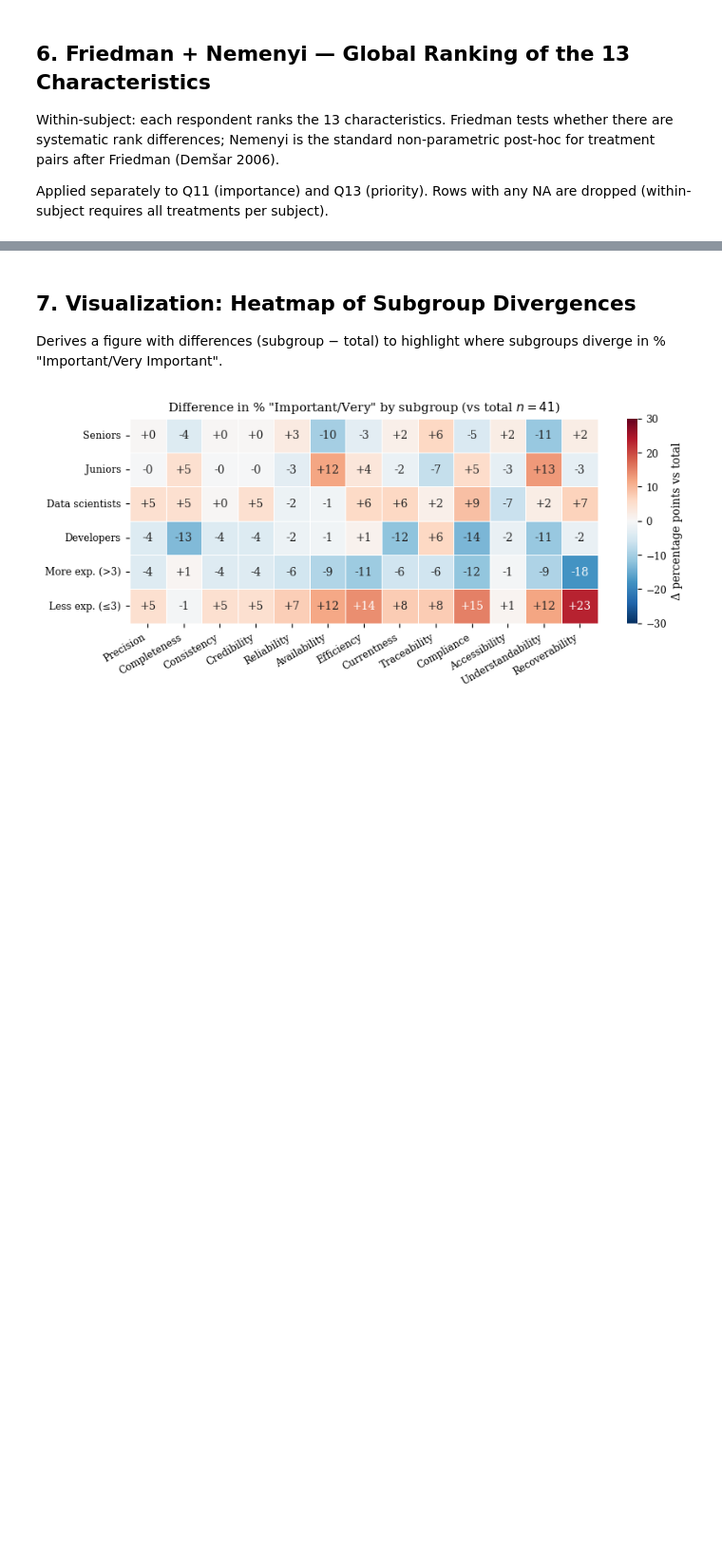
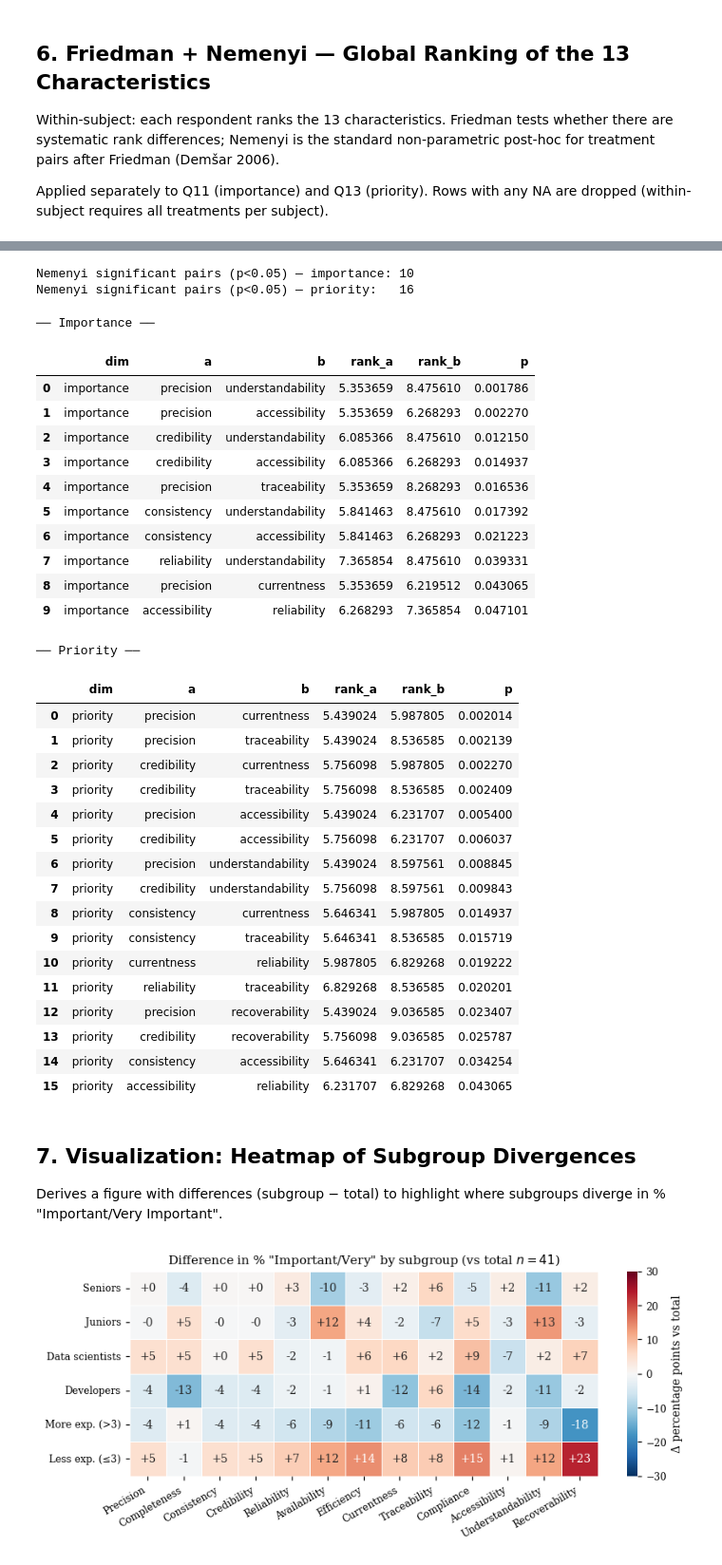
Before and after one commit to reset-ufc/data-quality-requirements-ml-systems, a Jupyter notebook: notebooks/03_inferential.ipynb, the cells around one changed output, grey strips where cells are left out. Shown at 95% size. Cells and saved outputs as stored; diff of their text form; code cells hidden in the pictures; blank space fills up the shorter version.

```diff
--- a/notebooks/03_inferential.ipynb
+++ b/notebooks/03_inferential.ipynb
@@ -383,3 +340,66 @@ for r, name in [(friedman_imp, "imp"), (friedman_pri, "pri")]:
+# %%
+# Significant Nemenyi pairs (p < 0.05) by dimension
+def list_significant_pairs(result, alpha: float = 0.05) -> pd.DataFrame:
+    if result["nemenyi"] is None:
+        return pd.DataFrame()
+    nem = result["nemenyi"]
+    rows = []
+    chars = list(nem.index)
+    for i, a in enumerate(chars):
+        for b in chars[i + 1:]:
+            p = float(nem.loc[a, b])
+            if p < alpha:
+                rows.append({"dim": result["dim"], "a": a, "b": b,
+                             "rank_a": float(result["mean_ranks"][a]),
+                             "rank_b": float(result["mean_ranks"][b]),
+                             "p": p})
+    return pd.DataFrame(rows).sort_values("p")
+
+sig_imp = list_significant_pairs(friedman_imp)
+sig_pri = list_significant_pairs(friedman_pri)
+
+print(f"Nemenyi significant pairs (p<0.05) — importance: {len(sig_imp)}")
+print(f"Nemenyi significant pairs (p<0.05) — priority:   {len(sig_pri)}")
+# %% [output]
+Nemenyi significant pairs (p<0.05) — importance: 10
+Nemenyi significant pairs (p<0.05) — priority:   16
+# %%
+from IPython.display import display as _display
+print("── Importance ──")
+_display(sig_imp.reset_index(drop=True))
+print("── Priority ──")
+_display(sig_pri.reset_index(drop=True))
+# %% [output]
+── Importance ──
+|  | dim | a | b | rank_a | rank_b | p |
+| 0 | importance | precision | understandability | 5.353659 | 8.475610 | 0.001786 |
+| 1 | importance | precision | accessibility | 5.353659 | 6.268293 | 0.002270 |
+| 2 | importance | credibility | understandability | 6.085366 | 8.475610 | 0.012150 |
+| 3 | importance | credibility | accessibility | 6.085366 | 6.268293 | 0.014937 |
+| 4 | importance | precision | traceability | 5.353659 | 8.268293 | 0.016536 |
+| 5 | importance | consistency | understandability | 5.841463 | 8.475610 | 0.017392 |
+| 6 | importance | consistency | accessibility | 5.841463 | 6.268293 | 0.021223 |
+| 7 | importance | reliability | understandability | 7.365854 | 8.475610 | 0.039331 |
+| 8 | importance | precision | currentness | 5.353659 | 6.219512 | 0.043065 |
+| 9 | importance | accessibility | reliability | 6.268293 | 7.365854 | 0.047101 |
+── Priority ──
+|  | dim | a | b | rank_a | rank_b | p |
+| 0 | priority | precision | currentness | 5.439024 | 5.987805 | 0.002014 |
+| 1 | priority | precision | traceability | 5.439024 | 8.536585 | 0.002139 |
+| 2 | priority | credibility | currentness | 5.756098 | 5.987805 | 0.002270 |
+| 3 | priority | credibility | traceability | 5.756098 | 8.536585 | 0.002409 |
+| 4 | priority | precision | accessibility | 5.439024 | 6.231707 | 0.005400 |
+| 5 | priority | credibility | accessibility | 5.756098 | 6.231707 | 0.006037 |
+| 6 | priority | precision | understandability | 5.439024 | 8.597561 | 0.008845 |
+| 7 | priority | credibility | understandability | 5.756098 | 8.597561 | 0.009843 |
+| 8 | priority | consistency | currentness | 5.646341 | 5.987805 | 0.014937 |
+| 9 | priority | consistency | traceability | 5.646341 | 8.536585 | 0.015719 |
+| 10 | priority | currentness | reliability | 5.987805 | 6.829268 | 0.019222 |
+| 11 | priority | reliability | traceability | 6.829268 | 8.536585 | 0.020201 |
+| 12 | priority | precision | recoverability | 5.439024 | 9.036585 | 0.023407 |
+| 13 | priority | credibility | recoverability | 5.756098 | 9.036585 | 0.025787 |
+| 14 | priority | consistency | accessibility | 5.646341 | 6.231707 | 0.034254 |
+| 15 | priority | accessibility | reliability | 6.231707 | 6.829268 | 0.043065 |
 # %% [markdown]
 ## 7. Visualization: Heatmap of Subgroup Divergences
 
```
Also changed, not shown: parts of 26 cells of this notebook.
